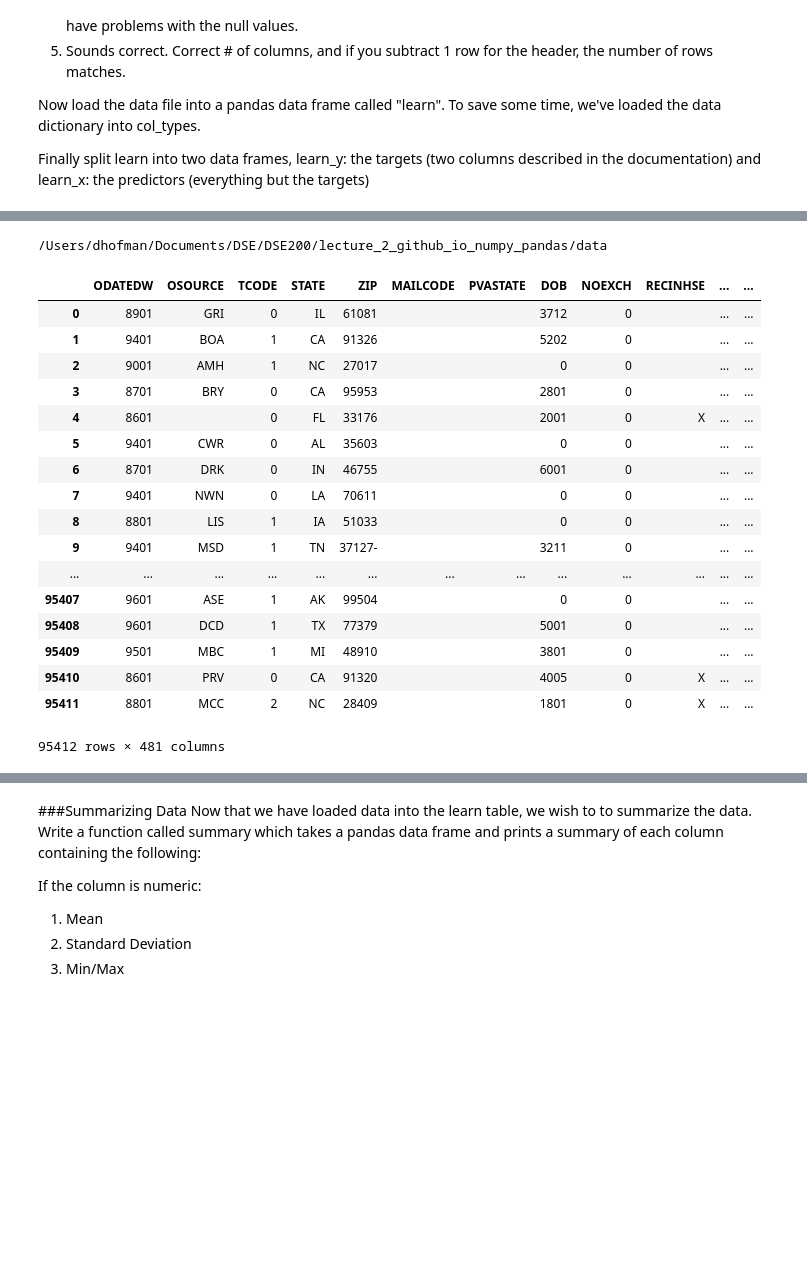
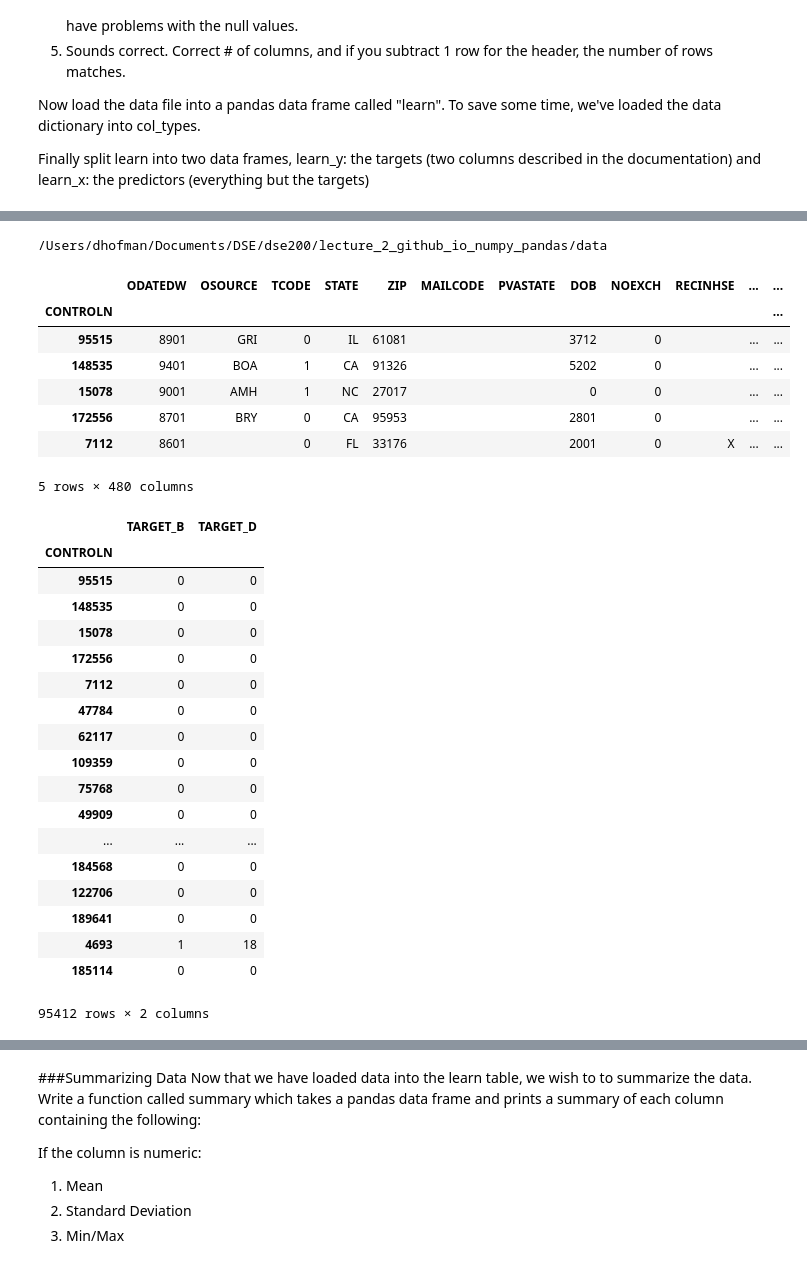
Before and after one commit to dhofman2/DSE200-notebooks, a Jupyter notebook: lecture_2_github_io_numpy_pandas/10_exercises.ipynb, the cells around one changed output, grey strips where cells are left out. Drawn from its saved outputs; the diff is of its cells as text; code cells hidden in the pictures; blank space fills up the shorter version.

```diff
--- a/lecture_2_github_io_numpy_pandas/10_exercises.ipynb
+++ b/lecture_2_github_io_numpy_pandas/10_exercises.ipynb
@@ -622,5 +644,18 @@ Finally split learn into two data frames, learn_y: the targets (two columns desc
 # %%
 %cd ~/documents/DSE/DSE200/lecture_2_github_io_numpy_pandas
 dict_file = open("dict.dat")
+!cat dict.dat
 col_types = [ (x.split("\t")[0], x.strip().split("\t")[1]) for x in dict_file.readlines() ]
+
+# convert to proper types
+dtypes = []
+for acolumn in col_types:
+    datatypeval=acolumn[1]
+    if (datatypeval=="Num"):
+        dtypes.append((acolumn[0],np.float))
+    else:
+        dtypes.append((acolumn[0],np.str_))
+
+print col_types
+print dtypes
 # %% [output]
@@ -637,25 +688,42 @@ col_types = [ (x.split("\t")[0], x.strip().split("\t")[1]) for x in dict_file.re
 # %%
+import pandas as pd
+
+
 %cd ~/documents/DSE/DSE200/lecture_2_github_io_numpy_pandas/data
 
-learn = pd.read_csv('cup98LRN.txt')
-learn
+learn = pd.read_csv('cup98LRN.txt', dtype=dtypes, index_col='CONTROLN')
+learn.head()
 # %% [output]
-/Users/dhofman/Documents/DSE/DSE200/lecture_2_github_io_numpy_pandas/data
+/Users/dhofman/Documents/DSE/dse200/lecture_2_github_io_numpy_pandas/data
 |  | ODATEDW | OSOURCE | TCODE | STATE | ZIP | MAILCODE | PVASTATE | DOB | NOEXCH | RECINHSE | ... | ... |
-| 0 | 8901 | GRI | 0 | IL | 61081 |  |  | 3712 | 0 |  | ... | ... |
-| 1 | 9401 | BOA | 1 | CA | 91326 |  |  | 5202 | 0 |  | ... | ... |
-| 2 | 9001 | AMH | 1 | NC | 27017 |  |  | 0 | 0 |  | ... | ... |
-| 3 | 8701 | BRY | 0 | CA | 95953 |  |  | 2801 | 0 |  | ... | ... |
-| 4 | 8601 |  | 0 | FL | 33176 |  |  | 2001 | 0 | X | ... | ... |
-| 5 | 9401 | CWR | 0 | AL | 35603 |  |  | 0 | 0 |  | ... | ... |
-| 6 | 8701 | DRK | 0 | IN | 46755 |  |  | 6001 | 0 |  | ... | ... |
-| 7 | 9401 | NWN | 0 | LA | 70611 |  |  | 0 | 0 |  | ... | ... |
-| 8 | 8801 | LIS | 1 | IA | 51033 |  |  | 0 | 0 |  | ... | ... |
-| 9 | 9401 | MSD | 1 | TN | 37127- |  |  | 3211 | 0 |  | ... | ... |
-| ... | ... | ... | ... | ... | ... | ... | ... | ... | ... | ... | ... | ... |
-| 95407 | 9601 | ASE | 1 | AK | 99504 |  |  | 0 | 0 |  | ... | ... |
-| 95408 | 9601 | DCD | 1 | TX | 77379 |  |  | 5001 | 0 |  | ... | ... |
-| 95409 | 9501 | MBC | 1 | MI | 48910 |  |  | 3801 | 0 |  | ... | ... |
-| 95410 | 8601 | PRV | 0 | CA | 91320 |  |  | 4005 | 0 | X | ... | ... |
-| 95411 | 8801 | MCC | 2 | NC | 28409 |  |  | 1801 | 0 | X | ... | ... |
+| CONTROLN |  |  |  |  |  |  |  |  |  |  |  | ... |
+| 95515 | 8901 | GRI | 0 | IL | 61081 |  |  | 3712 | 0 |  | ... | ... |
+| 148535 | 9401 | BOA | 1 | CA | 91326 |  |  | 5202 | 0 |  | ... | ... |
+| 15078 | 9001 | AMH | 1 | NC | 27017 |  |  | 0 | 0 |  | ... | ... |
+| 172556 | 8701 | BRY | 0 | CA | 95953 |  |  | 2801 | 0 |  | ... | ... |
+| 7112 | 8601 |  | 0 | FL | 33176 |  |  | 2001 | 0 | X | ... | ... |
-95412 rows × 481 columns
+5 rows × 480 columns
+# %%
+cols_y=['TARGET_B','TARGET_D']
+learn_y=learn[cols_y]
+learn_y
+# %% [output]
+|  | TARGET_B | TARGET_D |
+| CONTROLN |  |  |
+| 95515 | 0 | 0 |
+| 148535 | 0 | 0 |
+| 15078 | 0 | 0 |
+| 172556 | 0 | 0 |
+| 7112 | 0 | 0 |
+| 47784 | 0 | 0 |
+| 62117 | 0 | 0 |
+| 109359 | 0 | 0 |
+| 75768 | 0 | 0 |
+| 49909 | 0 | 0 |
+| ... | ... | ... |
+| 184568 | 0 | 0 |
+| 122706 | 0 | 0 |
+| 189641 | 0 | 0 |
+| 4693 | 1 | 18 |
+| 185114 | 0 | 0 |
+95412 rows × 2 columns
```
Also changed, not shown: parts of 12 cells of this notebook.
